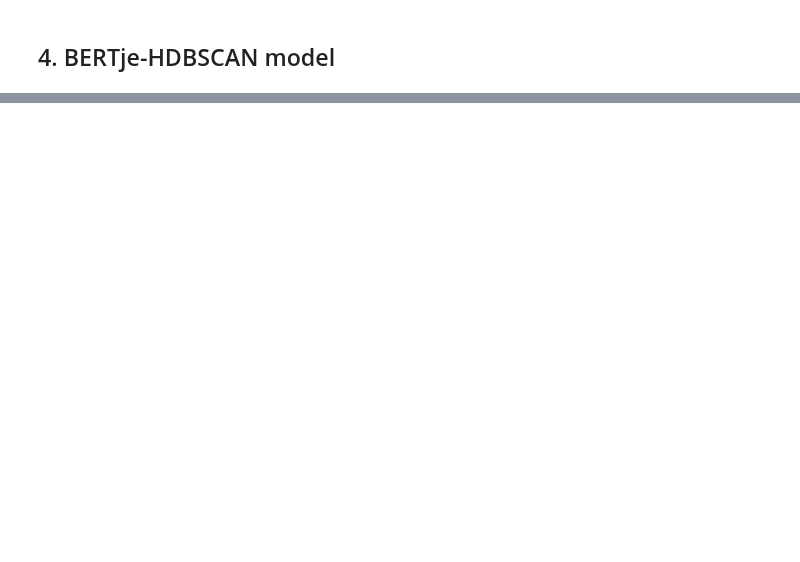
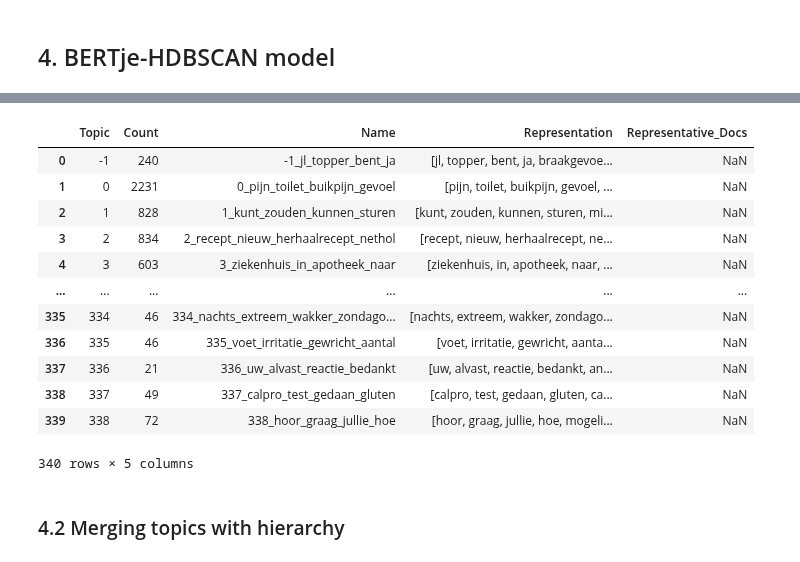
Before and after one commit to MaastrichtU-CDS/MyIBDcoachNLP, a Jupyter notebook: notebooks/analysis_of_sentences/bertje_sentence_analysis_15char_nl.ipynb, the cells around one changed output, grey strips where cells are left out. Drawn from its saved outputs; the diff is of its cells as text; code cells hidden in the pictures; blank space fills up the shorter version.

```diff
--- a/notebooks/analysis_of_sentences/bertje_sentence_analysis_15char_nl.ipynb
+++ b/notebooks/analysis_of_sentences/bertje_sentence_analysis_15char_nl.ipynb
@@ -279 +140,3 @@ topic_model = build_bertopic(clustering_method = "HDBSCAN")
+# %%
+loaded_topic_model = BERTopic.load("/workspace/mijnidbcoachnlp/data/result_data/saved_BERTje_model", embedding_model=embedding_model)
 # %%
@@ -290,0 +166,20 @@ hierarchical_topics = topic_model.hierarchical_topics(sentences)
+# %%
+loaded_model_ro = BERTopic.load("/workspace/mijnidbcoachnlp/data/result_data/saved_BERTje_model_reduced_outliers", embedding_model=embedding_model)
+# %%
+# INSPECT topics again # Looks good
+topic_model = loaded_model_ro
+topic_model.get_topic_info()
+# %% [output]
+|  | Topic | Count | Name | Representation | Representative_Docs |
+| 0 | -1 | 240 | -1_jl_topper_bent_ja | [jl, topper, bent, ja, braakgevoe... | NaN |
+| 1 | 0 | 2231 | 0_pijn_toilet_buikpijn_gevoel | [pijn, toilet, buikpijn, gevoel, ... | NaN |
+| 2 | 1 | 828 | 1_kunt_zouden_kunnen_sturen | [kunt, zouden, kunnen, sturen, mi... | NaN |
+| 3 | 2 | 834 | 2_recept_nieuw_herhaalrecept_nethol | [recept, nieuw, herhaalrecept, ne... | NaN |
+| 4 | 3 | 603 | 3_ziekenhuis_in_apotheek_naar | [ziekenhuis, in, apotheek, naar, ... | NaN |
+| ... | ... | ... | ... | ... | ... |
+| 335 | 334 | 46 | 334_nachts_extreem_wakker_zondago... | [nachts, extreem, wakker, zondago... | NaN |
+| 336 | 335 | 46 | 335_voet_irritatie_gewricht_aantal | [voet, irritatie, gewricht, aanta... | NaN |
+| 337 | 336 | 21 | 336_uw_alvast_reactie_bedankt | [uw, alvast, reactie, bedankt, an... | NaN |
+| 338 | 337 | 49 | 337_calpro_test_gedaan_gluten | [calpro, test, gedaan, gluten, ca... | NaN |
+| 339 | 338 | 72 | 338_hoor_graag_jullie_hoe | [hoor, graag, jullie, hoe, mogeli... | NaN |
+340 rows × 5 columns
@@ -290,0 +194,2 @@ hierarchical_topics = topic_model.hierarchical_topics(sentences)
+# %% [markdown]
+### 4.2 Merging topics with hierarchy
```
Also changed, not shown: parts of 37 cells of this notebook, 3 other files.
